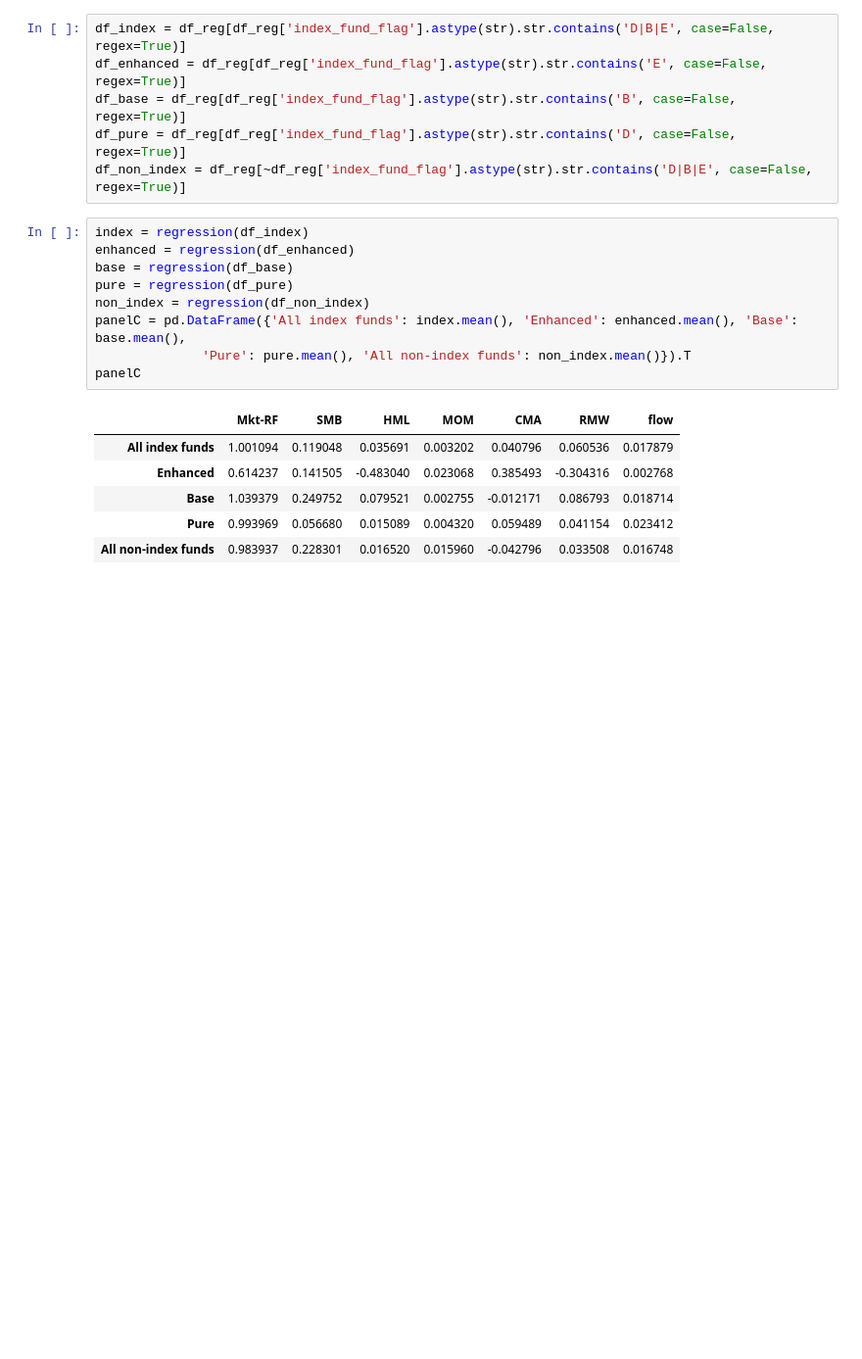
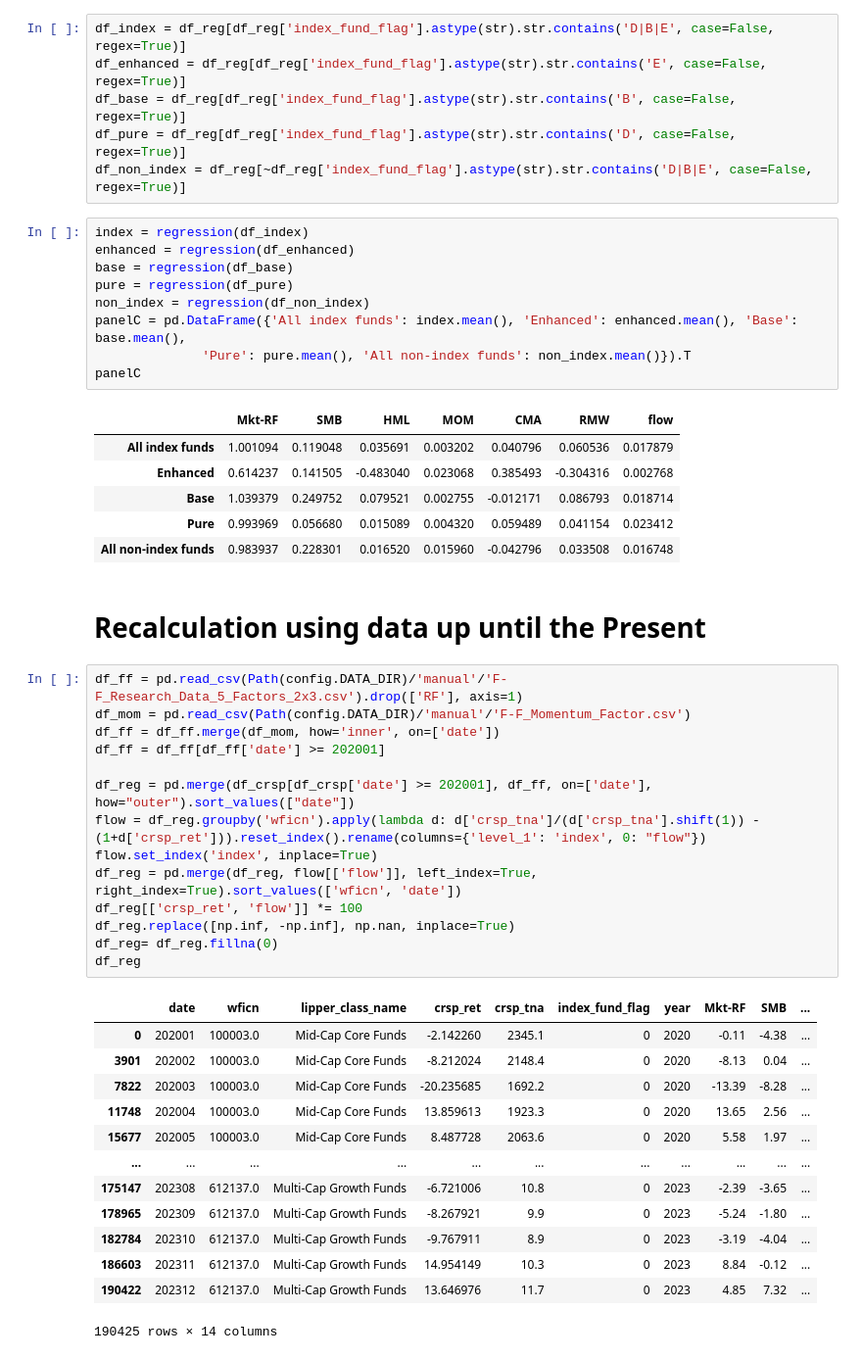
Before and after one commit to jonathan-cai-chicago/factor_demand, a Jupyter notebook: src/03_fama_french.ipynb, the cells around one changed output. Shown at 98% size. Drawn from its saved outputs; the diff is of its cells as text; blank space fills up the shorter version.

Commit message:
[keyi] Recalculation using data up until the Present

```diff
--- a/src/03_fama_french.ipynb
+++ b/src/03_fama_french.ipynb
@@ -213,3 +213,33 @@ panelC
 | Base | 1.039379 | 0.249752 | 0.079521 | 0.002755 | -0.012171 | 0.086793 | 0.018714 |
 | Pure | 0.993969 | 0.056680 | 0.015089 | 0.004320 | 0.059489 | 0.041154 | 0.023412 |
 | All non-index funds | 0.983937 | 0.228301 | 0.016520 | 0.015960 | -0.042796 | 0.033508 | 0.016748 |
+# %% [markdown]
+# Recalculation using data up until the Present
+# %%
+df_ff = pd.read_csv(Path(config.DATA_DIR)/'manual'/'F-F_Research_Data_5_Factors_2x3.csv').drop(['RF'], axis=1)
+df_mom = pd.read_csv(Path(config.DATA_DIR)/'manual'/'F-F_Momentum_Factor.csv')
+df_ff = df_ff.merge(df_mom, how='inner', on=['date'])
+df_ff = df_ff[df_ff['date'] >= 202001]
+
+df_reg = pd.merge(df_crsp[df_crsp['date'] >= 202001], df_ff, on=['date'], how="outer").sort_values(["date"])
+flow = df_reg.groupby('wficn').apply(lambda d: d['crsp_tna']/(d['crsp_tna'].shift(1)) - (1+d['crsp_ret'])).reset_index().rename(columns={'level_1': 'index', 0: "flow"})
+flow.set_index('index', inplace=True)
+df_reg = pd.merge(df_reg, flow[['flow']], left_index=True, right_index=True).sort_values(['wficn', 'date'])
+df_reg[['crsp_ret', 'flow']] *= 100
+df_reg.replace([np.inf, -np.inf], np.nan, inplace=True)
+df_reg= df_reg.fillna(0)
+df_reg
+# %% [output]
+|  | date | wficn | lipper_class_name | crsp_ret | crsp_tna | index_fund_flag | year | Mkt-RF | SMB | ... |
+| 0 | 202001 | 100003.0 | Mid-Cap Core Funds | -2.142260 | 2345.1 | 0 | 2020 | -0.11 | -4.38 | ... |
+| 3901 | 202002 | 100003.0 | Mid-Cap Core Funds | -8.212024 | 2148.4 | 0 | 2020 | -8.13 | 0.04 | ... |
+| 7822 | 202003 | 100003.0 | Mid-Cap Core Funds | -20.235685 | 1692.2 | 0 | 2020 | -13.39 | -8.28 | ... |
+| 11748 | 202004 | 100003.0 | Mid-Cap Core Funds | 13.859613 | 1923.3 | 0 | 2020 | 13.65 | 2.56 | ... |
+| 15677 | 202005 | 100003.0 | Mid-Cap Core Funds | 8.487728 | 2063.6 | 0 | 2020 | 5.58 | 1.97 | ... |
+| ... | ... | ... | ... | ... | ... | ... | ... | ... | ... | ... |
+| 175147 | 202308 | 612137.0 | Multi-Cap Growth Funds | -6.721006 | 10.8 | 0 | 2023 | -2.39 | -3.65 | ... |
+| 178965 | 202309 | 612137.0 | Multi-Cap Growth Funds | -8.267921 | 9.9 | 0 | 2023 | -5.24 | -1.80 | ... |
+| 182784 | 202310 | 612137.0 | Multi-Cap Growth Funds | -9.767911 | 8.9 | 0 | 2023 | -3.19 | -4.04 | ... |
+| 186603 | 202311 | 612137.0 | Multi-Cap Growth Funds | 14.954149 | 10.3 | 0 | 2023 | 8.84 | -0.12 | ... |
+| 190422 | 202312 | 612137.0 | Multi-Cap Growth Funds | 13.646976 | 11.7 | 0 | 2023 | 4.85 | 7.32 | ... |
+190425 rows × 14 columns
```
Also changed, not shown: parts of 5 cells of this notebook, 1 other file.
